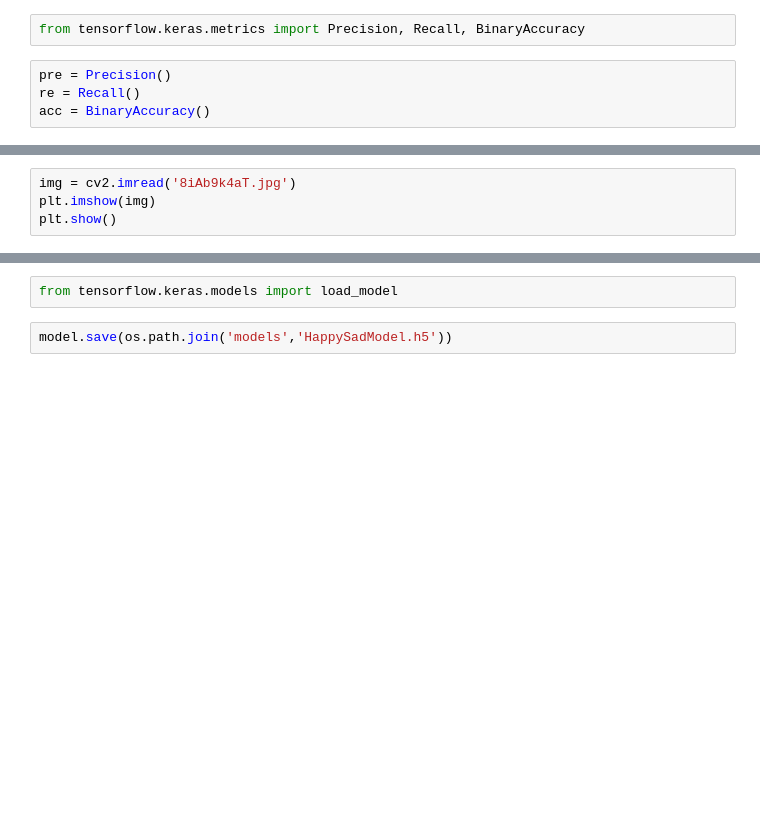
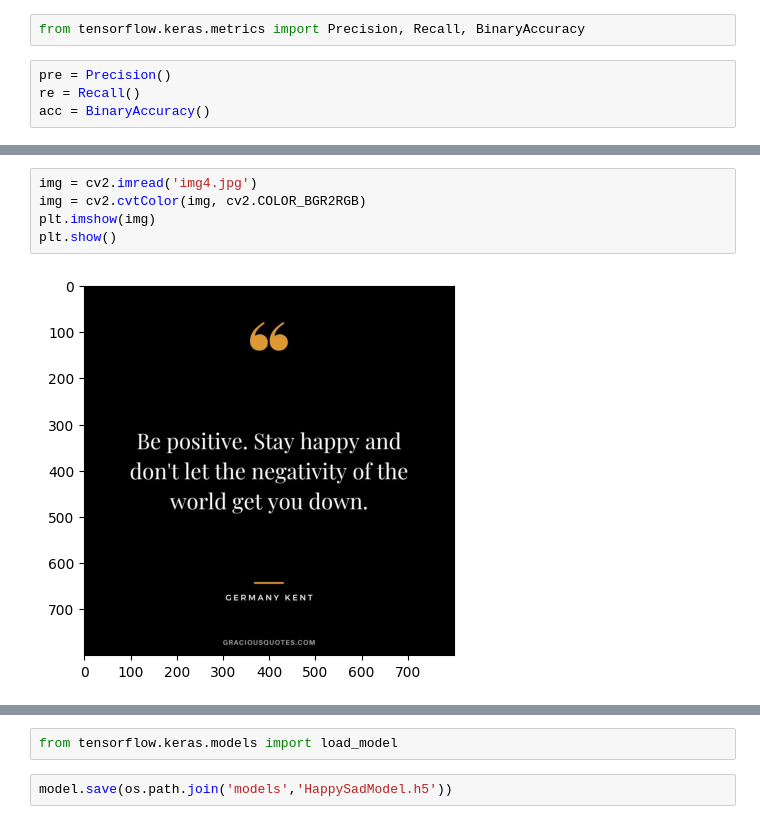
Before and after one commit to Vedant-Kaushik/ML-DL, a Jupyter notebook: Image_Classifier.ipynb, the cells around one changed output, grey strips where cells are left out. Drawn from its saved outputs; the diff is of its cells as text; blank space fills up the shorter version.

```diff
--- a/Image_Classifier.ipynb
+++ b/Image_Classifier.ipynb
@@ -119,7 +158,10 @@ print(pre.result(), re.result(), acc.result())
 # %%
-img = cv2.imread('8iAb9k4aT.jpg')
+img = cv2.imread('img4.jpg')
+img = cv2.cvtColor(img, cv2.COLOR_BGR2RGB)
 plt.imshow(img)
 plt.show()
+# %% [output]
+[figure, added]
 # %%
 resize_img = tf.image.resize(img, (256,256))
 plt.imshow(resize_img.numpy().astype(int))
```
Also changed, not shown: parts of 15 cells of this notebook.
